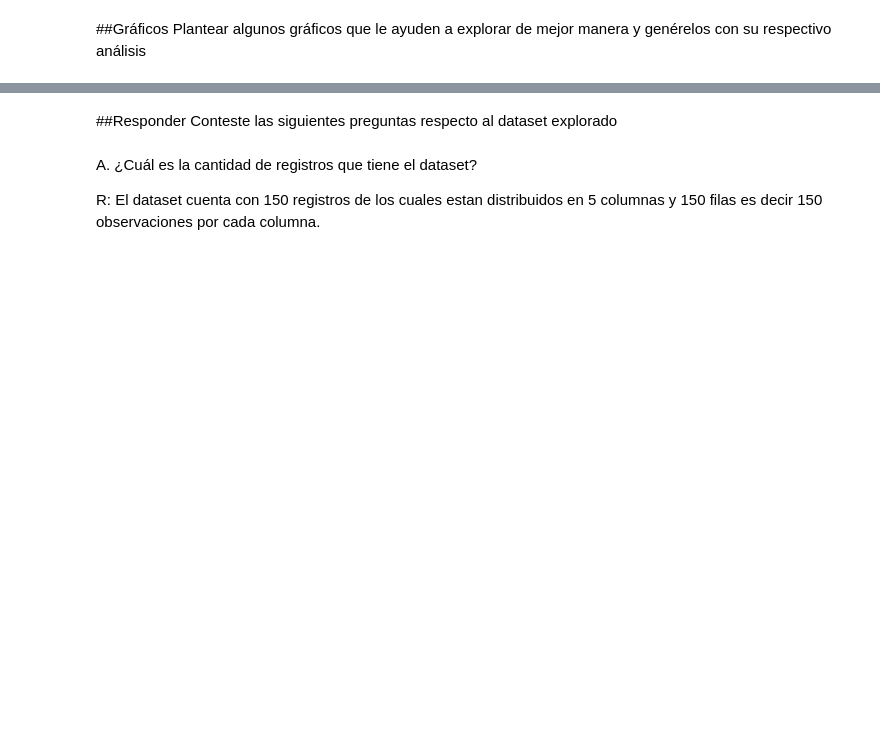
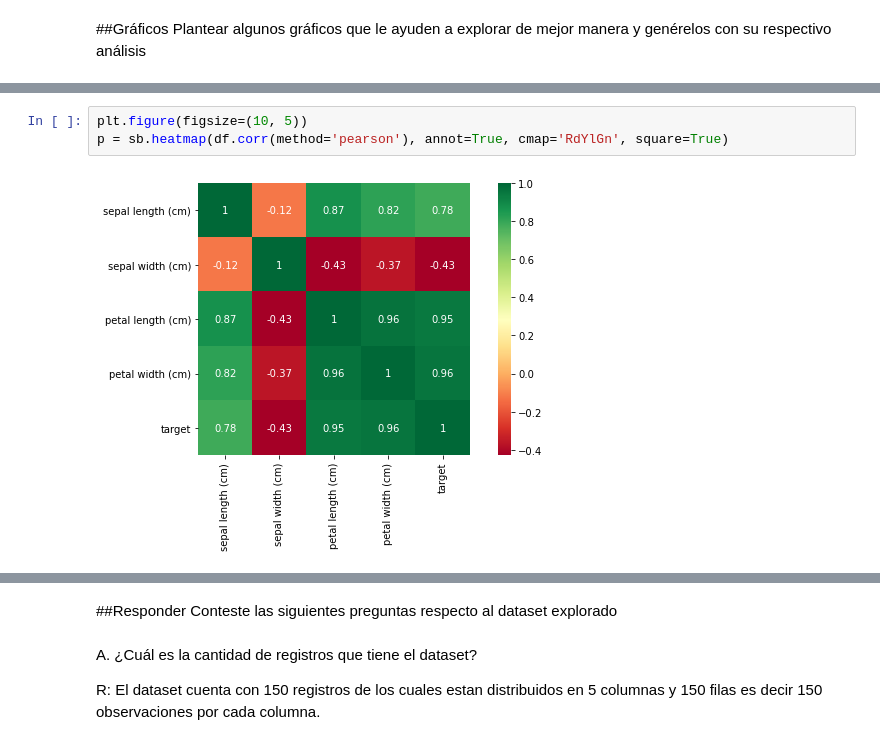
Before and after one commit to Jefer698/Solemne-I-Optativo-de-Especialidad-II, a Jupyter notebook: Solemne1_NombreApellido.ipynb, the cells around one changed output, grey strips where cells are left out. Drawn from its saved outputs; the diff is of its cells as text; blank space fills up the shorter version.

```diff
--- a/Solemne1_NombreApellido.ipynb
+++ b/Solemne1_NombreApellido.ipynb
@@ -255,0 +333,5 @@ Plantear algunos gráficos que le ayuden a explorar de mejor manera y genérelos
+# %%
+plt.figure(figsize=(10, 5))
+p = sb.heatmap(df.corr(method='pearson'), annot=True, cmap='RdYlGn', square=True)
+# %% [output]
+[figure, added]
```
Also changed, not shown: parts of 38 cells of this notebook.
